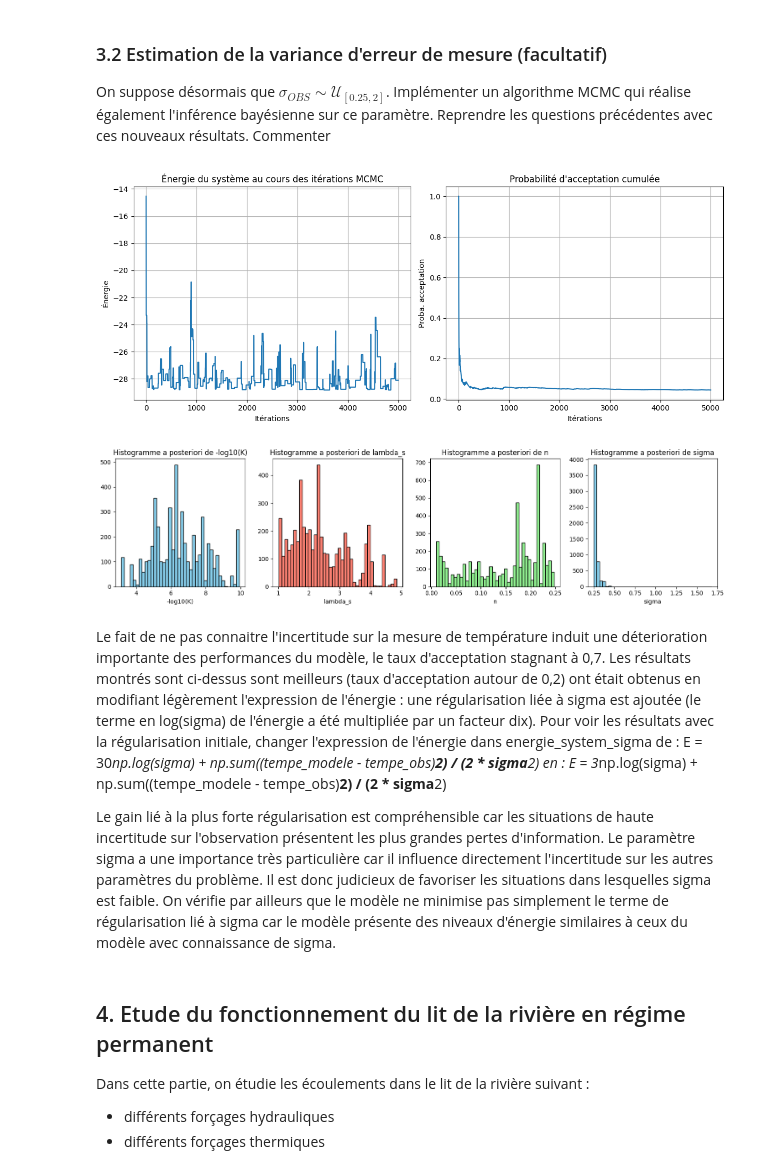
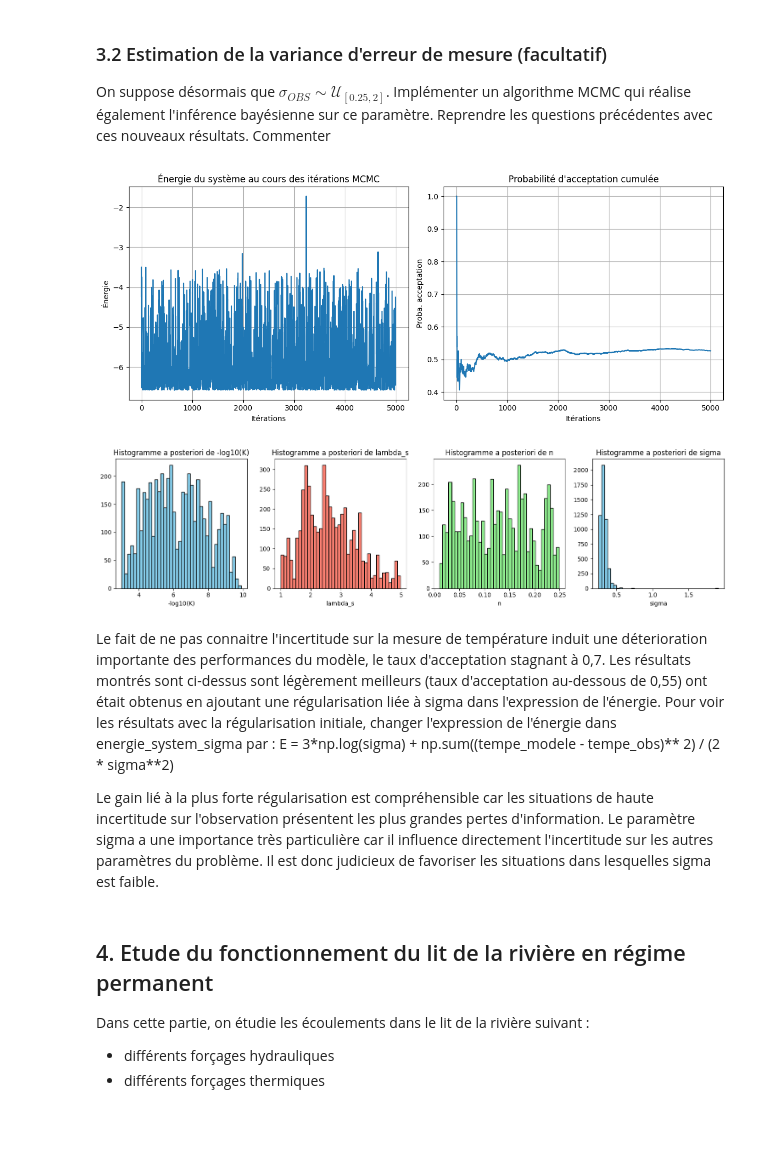
Before and after one commit to BarraudRm/pyHeat, a Jupyter notebook: TP3_MCMC_enonce.ipynb, the cells around one changed output. Cells and saved outputs as stored; diff of their text form; code cells hidden in the pictures; blank space fills up the shorter version.

```diff
--- a/TP3_MCMC_enonce.ipynb
+++ b/TP3_MCMC_enonce.ipynb
@@ -149,7 +149,7 @@ Dict_Param = {
     "n": n_ref
 }
 
-def modele_directe (Dict_Param, brouillee = False):
+def modele_directe (Dict_Param, brouillee = True):
     ref = rivBed.runForwardModelSteadyState(10**(-Dict_Param["moinslog10K"]), Dict_Param["lambda_s"], Dict_Param["n"], draw=False, verbose=False)
     t_echant = get_temp_echant(echant, brouillee=brouillee)
     return ref, t_echant
@@ -189,7 +189,7 @@ Dict_Param["lambda_s"] = lambda_s
 Dict_Param["n"] = n
 
 tempe_obs=get_temp_echant(echant)
-profil, tempe_modele = modele_directe(Dict_Param, brouillee=False)
+profil, tempe_modele = modele_directe(Dict_Param, brouillee=True)
 E = energie_systeme(tempe_modele, tempe_obs, sigma_obs)
 print(E)
 # %% [output]
@@ -393,7 +393,7 @@ def initialize_dict_param():
 def energie_systeme_sigma(Dict_Param, tempe_obs, return_profil = False):
     tempe_profil, tempe_modele = modele_directe(Dict_Param, brouillee=False)
     sigma = Dict_Param["sigma"]
-    E = 30*np.log(sigma) + np.sum((tempe_modele - tempe_obs)**2) / (2 * sigma**2)
+    E = 4*np.log(sigma/(20*range_sigma_obs[0])) + np.sum((tempe_modele - tempe_obs)**2) / (2 * sigma**2)
     if return_profil:
         return E, tempe_profil
     return E
@@ -469,46 +469,44 @@ def trace_MCMC_sigma(N, tempe_obs):
 sigma_sigma = 1
 N = 5000
 t_obs = np.array(get_temp_echant(echant))
-params, energies, profils, accepts = execute_MCMC_sigma(N, t_obs)
+params_sigma, energies, profils, accepts = execute_MCMC_sigma(N, t_obs)
 trace_MCMC_sigma(N, t_obs)
 # %% [output]
-[figure, old version]
+[figure, new version]
 # %%
 import matplotlib.pyplot as plt
 
 plt.figure(figsize=(15, 4))
 
 plt.subplot(1, 4, 1)
-plt.hist(params[:,0], bins=40, color='skyblue', edgecolor='black')
+plt.hist(params_sigma[:,0], bins=40, color='skyblue', edgecolor='black')
 plt.xlabel('-log10(K)')
 plt.title('Histogramme a posteriori de -log10(K)')
 
 plt.subplot(1, 4, 2)
-plt.hist(params[:,1], bins=40, color='salmon', edgecolor='black')
+plt.hist(params_sigma[:,1], bins=40, color='salmon', edgecolor='black')
 plt.xlabel('lambda_s')
 plt.title('Histogramme a posteriori de lambda_s')
 
 plt.subplot(1, 4, 3)
-plt.hist(params[:,2], bins=40, color='lightgreen', edgecolor='black')
+plt.hist(params_sigma[:,2], bins=40, color='lightgreen', edgecolor='black')
 plt.xlabel('n')
 plt.title('Histogramme a posteriori de n')
 
 plt.subplot(1, 4, 4)
-plt.hist(params[:,3], bins=40, color='skyblue', edgecolor='black')
+plt.hist(params_sigma[:,3], bins=40, color='skyblue', edgecolor='black')
 plt.xlabel('sigma')
 plt.title('Histogramme a posteriori de sigma')
 
 plt.tight_layout()
 plt.show()
 # %% [output]
-[figure, old version]
+[figure, new version]
 # %% [markdown]
-Le fait de ne pas connaitre l'incertitude sur la mesure de température induit une déterioration importante des performances du modèle, le taux d'acceptation stagnant à 0,7. Les résultats montrés sont ci-dessus sont meilleurs (taux d'acceptation autour de 0,2) ont était obtenus en modifiant légèrement l'expression de l'énergie : une régularisation liée à sigma est ajoutée (le terme en log(sigma) de l'énergie a été multipliée par un facteur dix). Pour voir les résultats avec la régularisation initiale, changer l'expression de l'énergie dans energie_system_sigma de :
-    E = 30*np.log(sigma) + np.sum((tempe_modele - tempe_obs)**2) / (2 * sigma**2)
-en :
-    E = 3*np.log(sigma) + np.sum((tempe_modele - tempe_obs)**2) / (2 * sigma**2)
+Le fait de ne pas connaitre l'incertitude sur la mesure de température induit une déterioration importante des performances du modèle, le taux d'acceptation stagnant à 0,7. Les résultats montrés sont ci-dessus sont légèrement meilleurs (taux d'acceptation au-dessous de 0,55) ont était obtenus en ajoutant une régularisation liée à sigma dans l'expression de l'énergie. Pour voir les résultats avec la régularisation initiale, changer l'expression de l'énergie dans energie_system_sigma par :
+    E = 3*np.log(sigma) + np.sum((tempe_modele - tempe_obs)** 2) / (2 * sigma**2)
 
-Le gain lié à la plus forte régularisation est compréhensible car les situations de haute incertitude sur l'observation présentent les plus grandes pertes d'information. Le paramètre sigma a une importance très particulière car il influence directement l'incertitude sur les autres paramètres du problème. Il est donc judicieux de favoriser les situations dans lesquelles sigma est faible. On vérifie par ailleurs que le modèle ne minimise pas simplement le terme de régularisation lié à sigma car le modèle présente des niveaux d'énergie similaires à ceux du modèle avec connaissance de sigma.
+Le gain lié à la plus forte régularisation est compréhensible car les situations de haute incertitude sur l'observation présentent les plus grandes pertes d'information. Le paramètre sigma a une importance très particulière car il influence directement l'incertitude sur les autres paramètres du problème. Il est donc judicieux de favoriser les situations dans lesquelles sigma est faible.
 # %% [markdown]
 ## 4. Etude du fonctionnement du lit de la rivière en régime permanent
 
```
Also changed, not shown: parts of 6 cells of this notebook.
